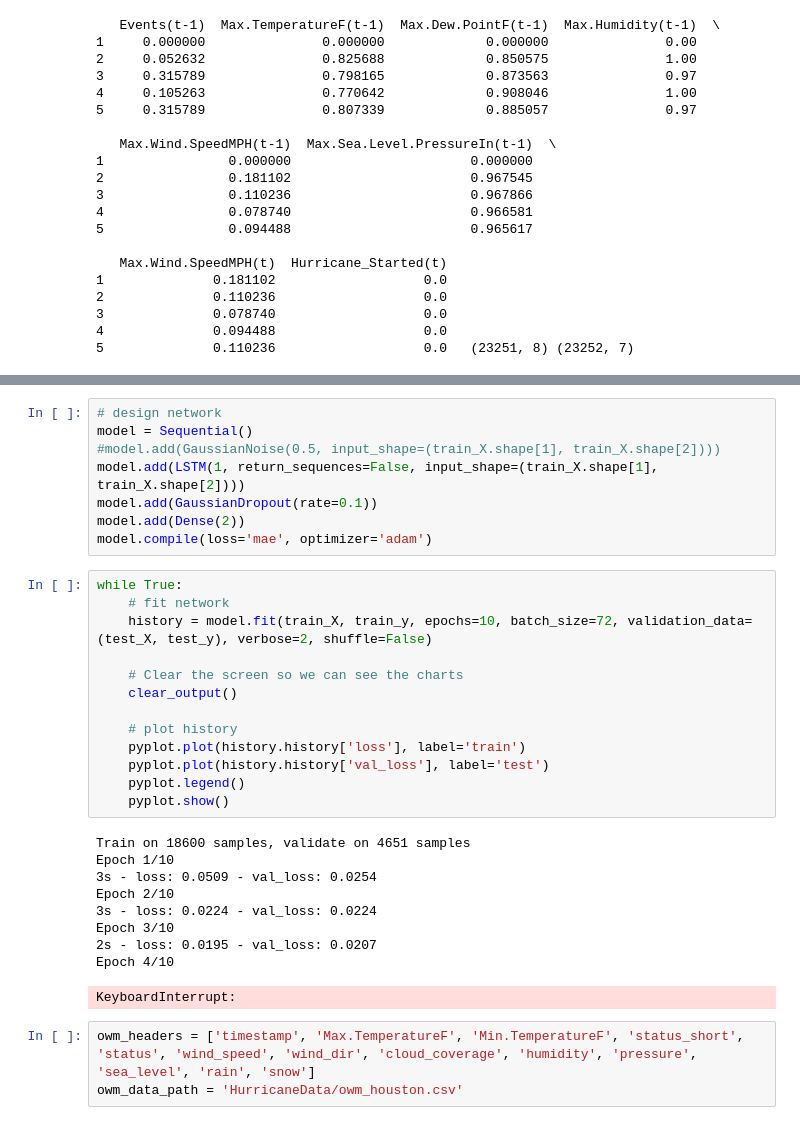
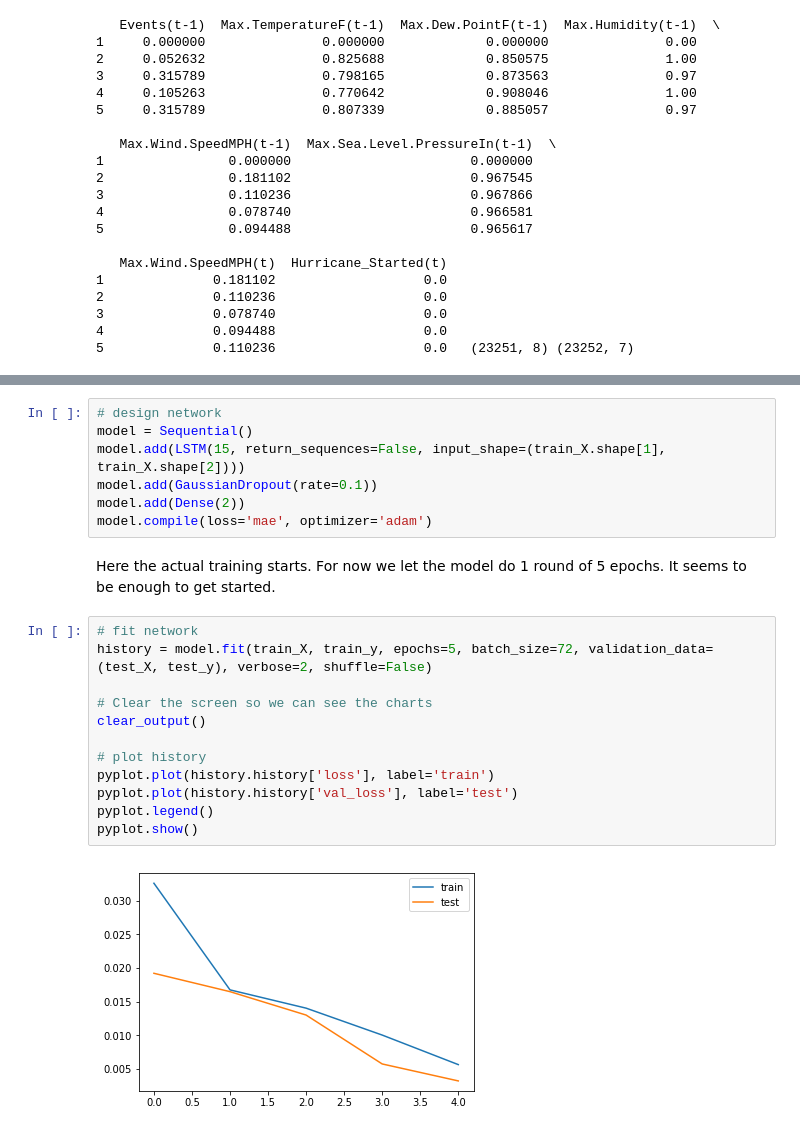
Before and after one commit to peterwilli/HurricAIne, a Jupyter notebook: HurricanePrediction.ipynb, the cells around one changed output, grey strips where cells are left out. Cells and saved outputs as stored; diff of their text form.

```diff
--- a/HurricanePrediction.ipynb
+++ b/HurricanePrediction.ipynb
@@ -282,34 +335,23 @@ print(train_X.shape, train_y.shape, test_X.shape, test_y.shape)
 # %%
 # design network
 model = Sequential()
-#model.add(GaussianNoise(0.5, input_shape=(train_X.shape[1], train_X.shape[2])))
-model.add(LSTM(1, return_sequences=False, input_shape=(train_X.shape[1], train_X.shape[2])))
+model.add(LSTM(15, return_sequences=False, input_shape=(train_X.shape[1], train_X.shape[2])))
 model.add(GaussianDropout(rate=0.1))
 model.add(Dense(2))
 model.compile(loss='mae', optimizer='adam')
+# %% [markdown]
+Here the actual training starts. For now we let the model do 1 round of 5 epochs. It seems to be enough to get started.
 # %%
-while True:
-    # fit network
-    history = model.fit(train_X, train_y, epochs=10, batch_size=72, validation_data=(test_X, test_y), verbose=2, shuffle=False)
+# fit network
+history = model.fit(train_X, train_y, epochs=5, batch_size=72, validation_data=(test_X, test_y), verbose=2, shuffle=False)
 
-    # Clear the screen so we can see the charts
-    clear_output()
+# Clear the screen so we can see the charts
+clear_output()
 
-    # plot history
-    pyplot.plot(history.history['loss'], label='train')
-    pyplot.plot(history.history['val_loss'], label='test')
-    pyplot.legend()
-    pyplot.show()
+# plot history
+pyplot.plot(history.history['loss'], label='train')
+pyplot.plot(history.history['val_loss'], label='test')
+pyplot.legend()
+pyplot.show()
 # %% [output]
-Train on 18600 samples, validate on 4651 samples
-Epoch 1/10
-3s - loss: 0.0509 - val_loss: 0.0254
-Epoch 2/10
-3s - loss: 0.0224 - val_loss: 0.0224
-Epoch 3/10
-2s - loss: 0.0195 - val_loss: 0.0207
-Epoch 4/10
-KeyboardInterrupt:
+[figure, added]
-# %%
-owm_headers = ['timestamp', 'Max.TemperatureF', 'Min.TemperatureF', 'status_short', 'status', 'wind_speed', 'wind_dir', 'cloud_coverage', 'humidity', 'pressure', 'sea_level', 'rain', 'snow']
-owm_data_path = 'HurricaneData/owm_houston.csv'
```
Also changed, not shown: parts of 18 cells of this notebook.
